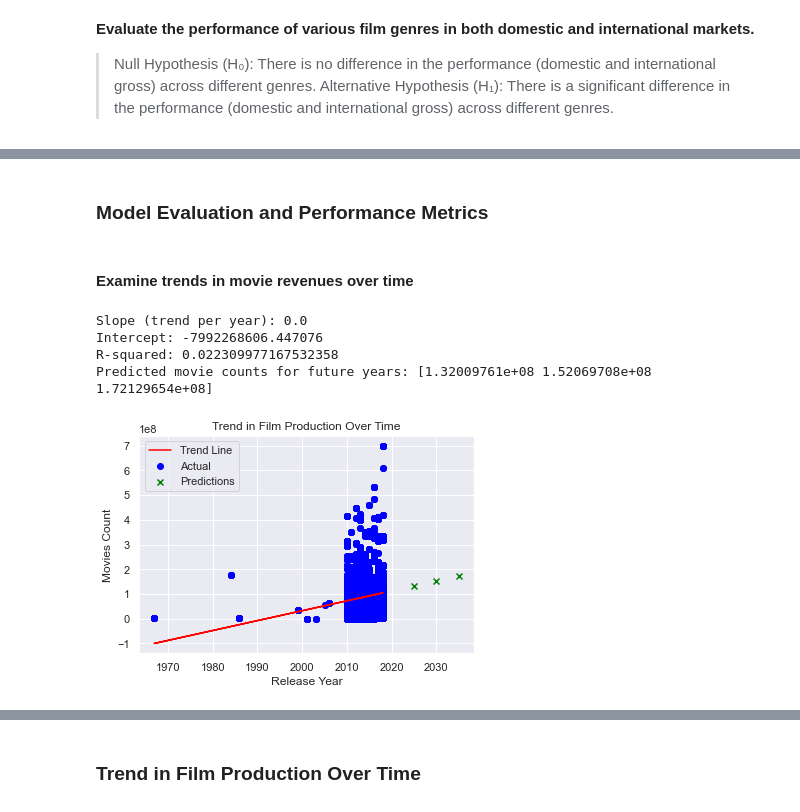
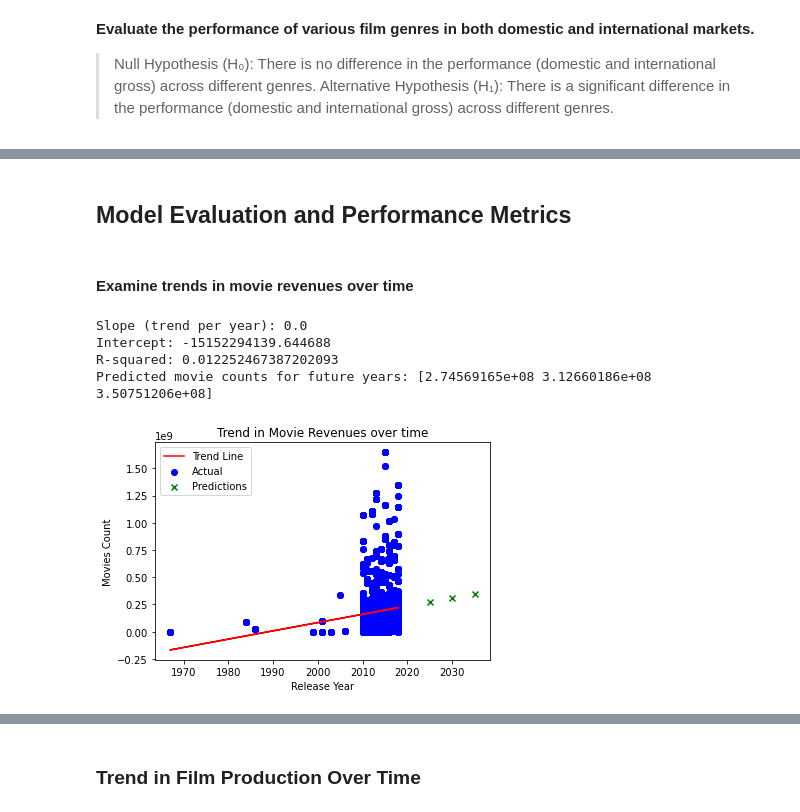
Before and after one commit to mikabenson/PHASE2_PROJECT-inferential-statistics-, a Jupyter notebook: notebooks/Franciscar.ipynb, the cells around one changed output, grey strips where cells are left out. Drawn from its saved outputs; the diff is of its cells as text; code cells hidden in the pictures.

```diff
--- a/notebooks/Franciscar.ipynb
+++ b/notebooks/Franciscar.ipynb
@@ -581,5 +602,8 @@ all_movies
 # %%
-columns_to_drop = [col for col in ['ordering', 'original_title_x','types','region', 'attributes','is_original_title', 'is_original_language', 'language', 'original_title_y', 'original_language'] if col in all_movies.columns]
+# Columns to drop
+columns_to_drop = [col for col in ['ordering','domestic_gross_x', 'original_title_x','types','region', 'attributes','is_original_title', 'is_original_language', 'language', 'original_title_y', 'original_language'] if col in all_movies.columns]
+
+# Drop the columns
 all_movies.drop(columns=columns_to_drop, inplace=True)
 all_movies
 # %% [output]
@@ -602,6 +628,6 @@ all_movies
 # %%
 # Profits
-all_movies['Profits']=(all_movies['worldwide_gross'] + all_movies['domestic_gross_x'])-all_movies['production_budget']
+all_movies['Profits']=(all_movies['worldwide_gross'] + all_movies['domestic_gross_y'])-all_movies['production_budget']
 all_movies
 # %% [output]
 |  | movie_id | primary_title | start_year | runtime_minutes | genres | title | averagerating | numvotes | ... |
@@ -850,3 +878,0 @@ sample =all_movies['domestic_gross_x'].sample(n=50, random_state=40)
-# %%
-sns.set_theme(color_codes=True)
-sns.histplot(sample, kde=True, color='darkblue');
@@ -855,5 +1176,5 @@ sns.histplot(sample, kde=True, color='darkblue');
 # %% [markdown]
-### Model Evaluation and Performance Metrics
+## Model Evaluation and Performance Metrics
 # %% [markdown]
 #### Examine trends in movie revenues over time
 # %%
@@ -863,72 +1184,62 @@ all_movies['release_year'] = pd.to_numeric(all_movies['release_year'], errors='c
 # Creating a release_year column
 all_movies['release_year']=all_movies['release_date_y'].dt.year
 
-# Convert foreign_gross values from object to float
-all_movies['foreign_gross'] = pd.to_numeric(all_movies['foreign_gross'], errors='coerce')
-
 # Drop the null values
-all_movies = all_movies.dropna(subset=['release_year', 'domestic_gross_x', 'foreign_gross'])
+all_movies = all_movies.dropna(subset=['release_year', 'worldwide_gross'])
 
 # independent variable (year) and add a constant
 X = sm.add_constant(all_movies['release_year'])
 
-# Model 1: Year vs Domestic Gross
-y_domestic = all_movies['domestic_gross_x']
+# Year vs Worldwide gross
+y_worldwide = all_movies['worldwide_gross']
 
-# Create and fit the domestic model
+# Create and fit the model
 model = LinearRegression()
-model.fit(X, y_domestic)
+model.fit(X, y_worldwide)
 
 # Examine the trend
 slope = model.coef_[0]
 intercept = model.intercept_
 print(f"Slope (trend per year): {slope}")
 print(f"Intercept: {intercept}")
 
 # R-squared
-r_squared = model.score(X, y_domestic)
+r_squared = model.score(X, y_worldwide)
 print(f"R-squared: {r_squared}")
 
-# Model 2: Year vs Foreign Gross
-y_foreign =all_movies['foreign_gross']
-
 # Fit the OLS Regression model
-domestic_model = sm.OLS(y_domestic, X).fit()
-foreign_model = sm.OLS(y_foreign, X).fit()
+worldwide_model = sm.OLS(y_worldwide, X).fit()
 
 # Predict future production
 future_years = np.array([[2025], [2030], [2035]]).reshape(-1, 1)
 future_years_with_constant = sm.add_constant(future_years)
 future_predictions = model.predict(future_years_with_constant)
 print("Predicted movie counts for future years:", future_predictions)
 
-# Plot the results
-plt.scatter(all_movies['release_year'], all_movies['domestic_gross_x'], color='blue', label='Actual')
+# Plot the domestic results
+plt.scatter(all_movies['release_year'], all_movies['worldwide_gross'], color='blue', label='Actual')
 plt.plot(all_movies['release_year'], model.predict(X), color='red', label='Trend Line')
+
+# Scatterplot of the Predictions
 plt.scatter(future_years, future_predictions, color='green', marker='x', label='Predictions')
 plt.xlabel("Release Year")
 plt.ylabel("Movies Count")
-plt.title("Trend in Film Production Over Time")
+plt.title("Trend in Movie Revenues over time")
 plt.legend()
 plt.show()
 
-# Output the summary of both models
-print("Domestic Gross Regression Results:\n", domestic_model.summary())
-print("Foreign Gross Regression Results:\n", foreign_model.summary())
+# Output the summary of the model
+print("Worldwide Gross Regression Results:\n", worldwide_model.summary())
+
 
 # Interpret the p-values for 'year' coefficient in both models
-if domestic_model.pvalues['release_year'] < 0.05:
+if worldwide_model.pvalues['release_year'] < 0.05:
     print("There is a significant trend in domestic gross revenue over the years.")
 else:
     print("No significant trend in domestic gross revenue over the years.")
-
-if foreign_model.pvalues['release_year'] < 0.05:
-    print("There is a significant trend in foreign gross revenue over the years.")
-else:
-    print("No significant trend in foreign gross revenue over the years.")
 # %% [output]
 Slope (trend per year): 0.0
-Intercept: -7992268606.447076
-R-squared: 0.022309977167532358
-Predicted movie counts for future years: [1.32009761e+08 1.52069708e+08 1.72129654e+08]
+Intercept: -15152294139.644688
+R-squared: 0.012252467387202093
+Predicted movie counts for future years: [2.74569165e+08 3.12660186e+08 3.50751206e+08]
-[figure, old version]
+[figure, new version]
```
Also changed, not shown: parts of 57 cells of this notebook.
